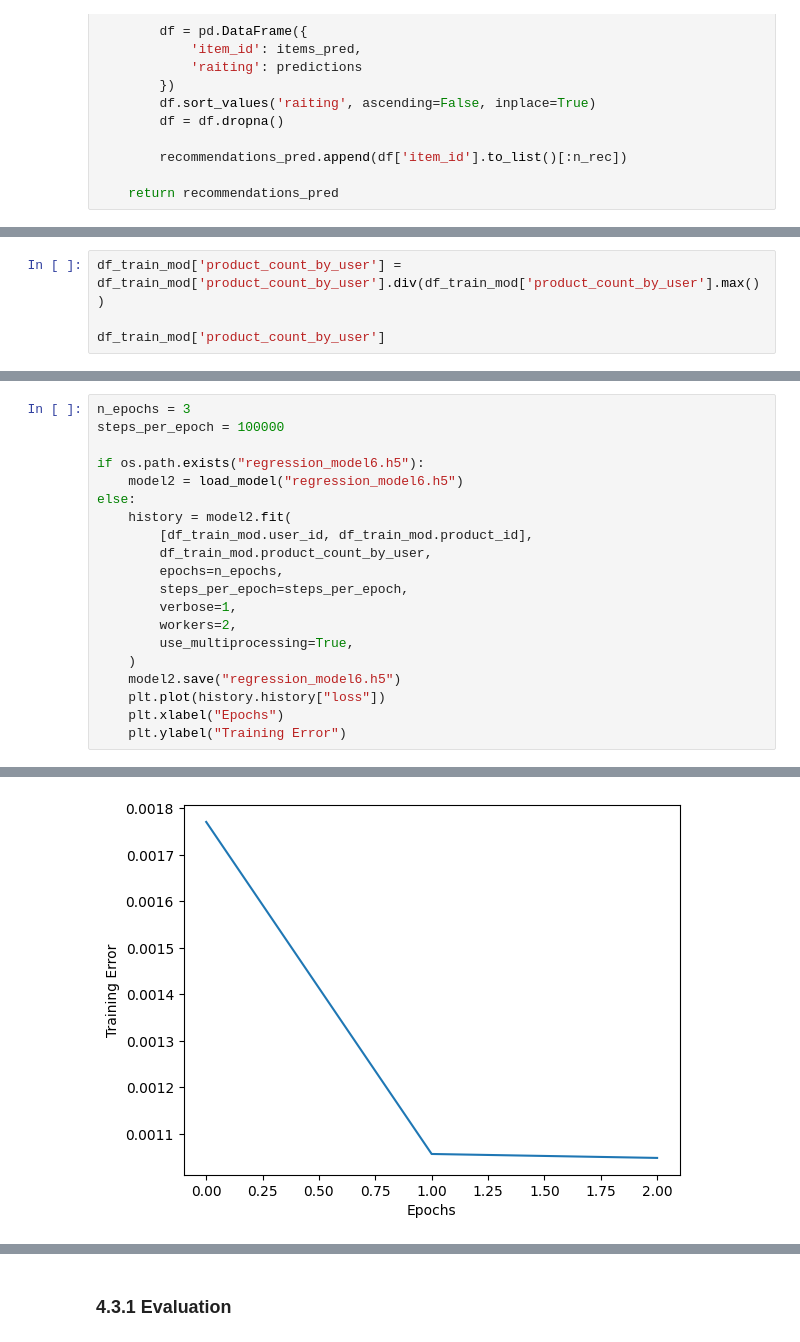
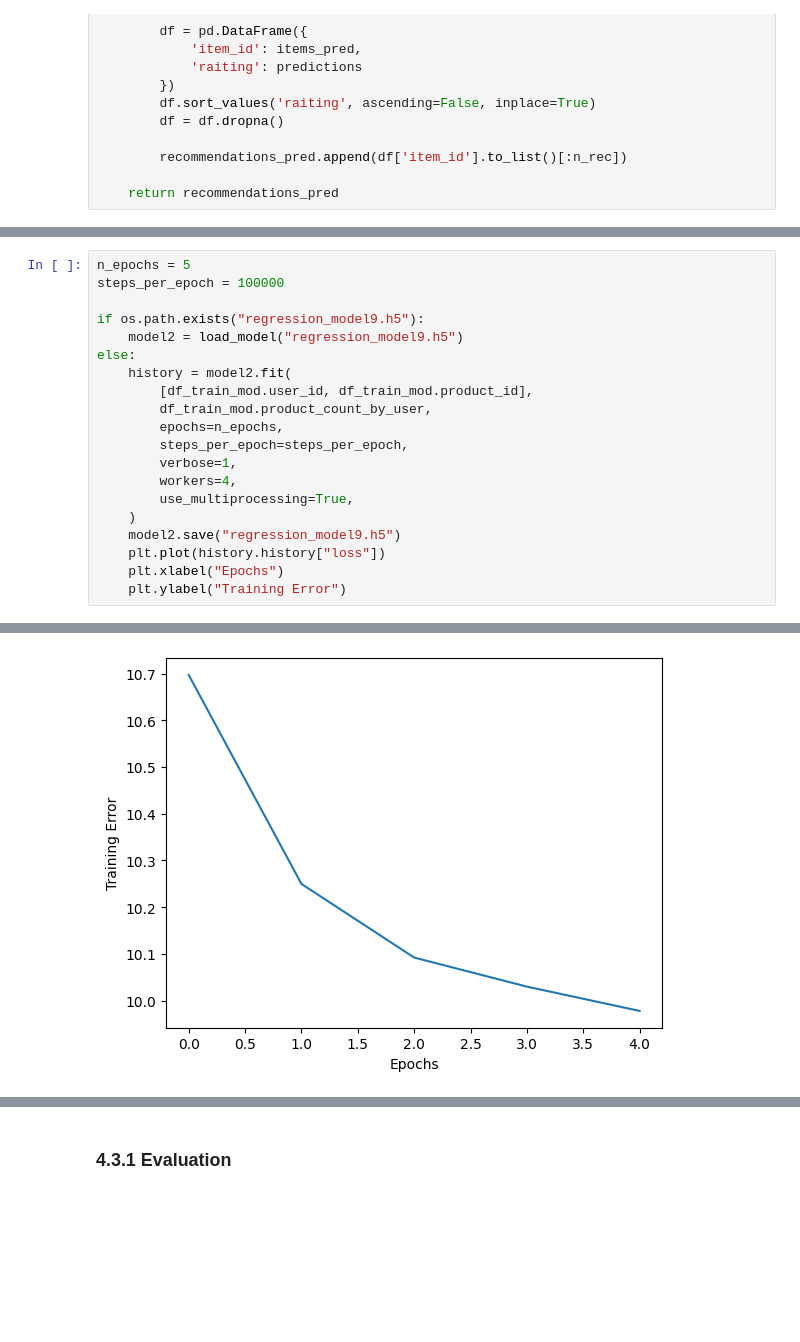
Before and after one commit to ArtemBoltaev/ArtemBoltaev-recsys_course_epam, a Jupyter notebook: notebooks/instacart/models.ipynb, the cells around one changed output, grey strips where cells are left out. Drawn from its saved outputs; the diff is of its cells as text; blank space fills up the shorter version.

Commit message:
Model refactoring notebooks/instacart/models.ipynb

```diff
--- a/notebooks/instacart/models.ipynb
+++ b/notebooks/instacart/models.ipynb
@@ -411,4 +456,0 @@ To enable them in other operations, rebuild TensorFlow with the appropriate comp
-# %%
-df_train_mod['product_count_by_user'] = df_train_mod['product_count_by_user'].div(df_train_mod['product_count_by_user'].max())
-
-df_train_mod['product_count_by_user']
@@ -428,9 +457,9 @@ Name: product_count_by_user, Length: 13307953, dtype: float64
 # %%
-n_epochs = 3
+n_epochs = 5
 steps_per_epoch = 100000
 
-if os.path.exists("regression_model6.h5"):
-    model2 = load_model("regression_model6.h5")
+if os.path.exists("regression_model9.h5"):
+    model2 = load_model("regression_model9.h5")
 else:
     history = model2.fit(
         [df_train_mod.user_id, df_train_mod.product_id],
@@ -438,10 +467,10 @@ else:
         epochs=n_epochs,
         steps_per_epoch=steps_per_epoch,
         verbose=1,
-        workers=2,
+        workers=4,
         use_multiprocessing=True,
     )
-    model2.save("regression_model6.h5")
+    model2.save("regression_model9.h5")
     plt.plot(history.history["loss"])
     plt.xlabel("Epochs")
     plt.ylabel("Training Error")
@@ -455,2 +488,2 @@ Epoch 3/3
-[figure, old version]
+[figure, new version]
 # %%
```
Also changed, not shown: parts of 41 cells of this notebook.
